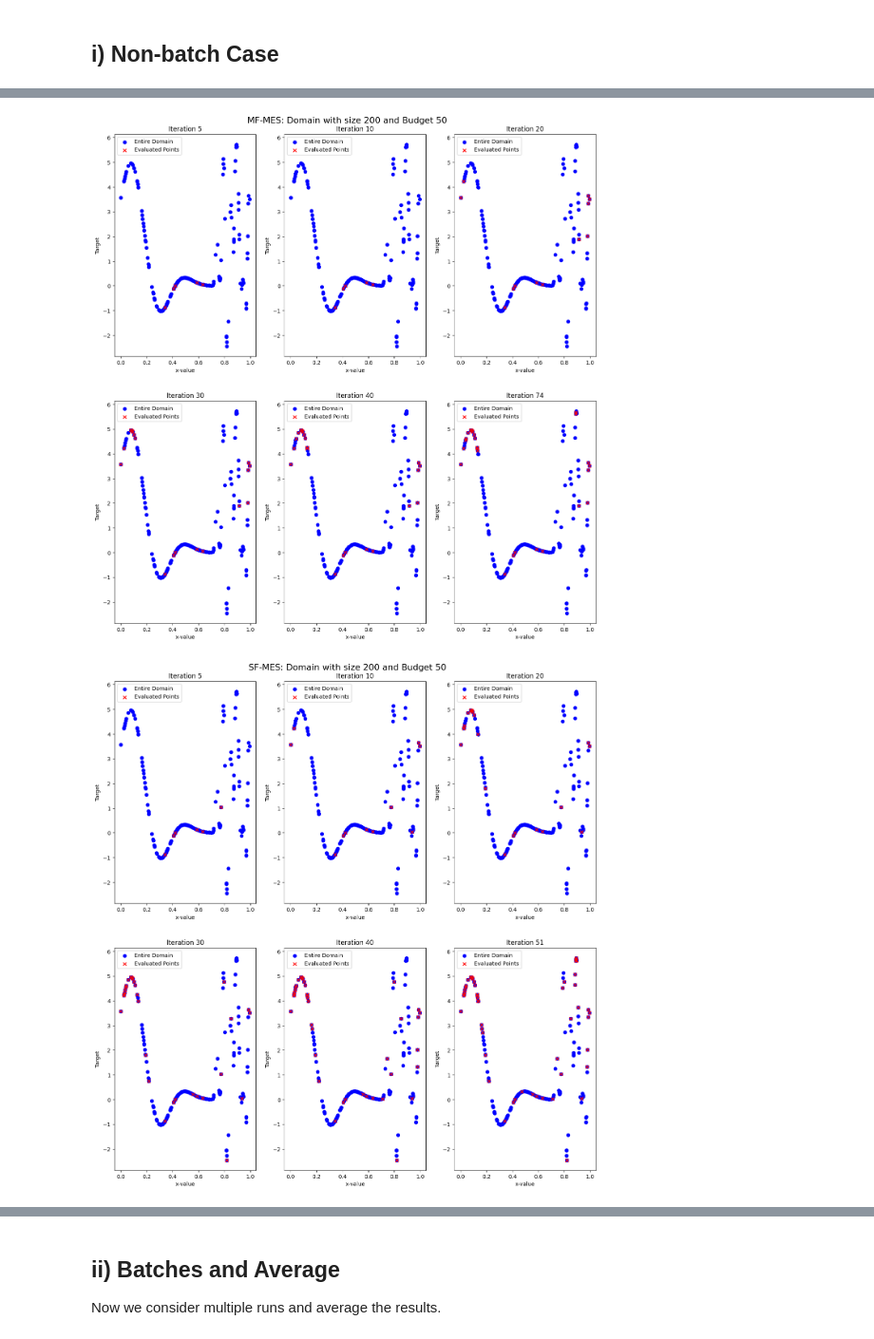
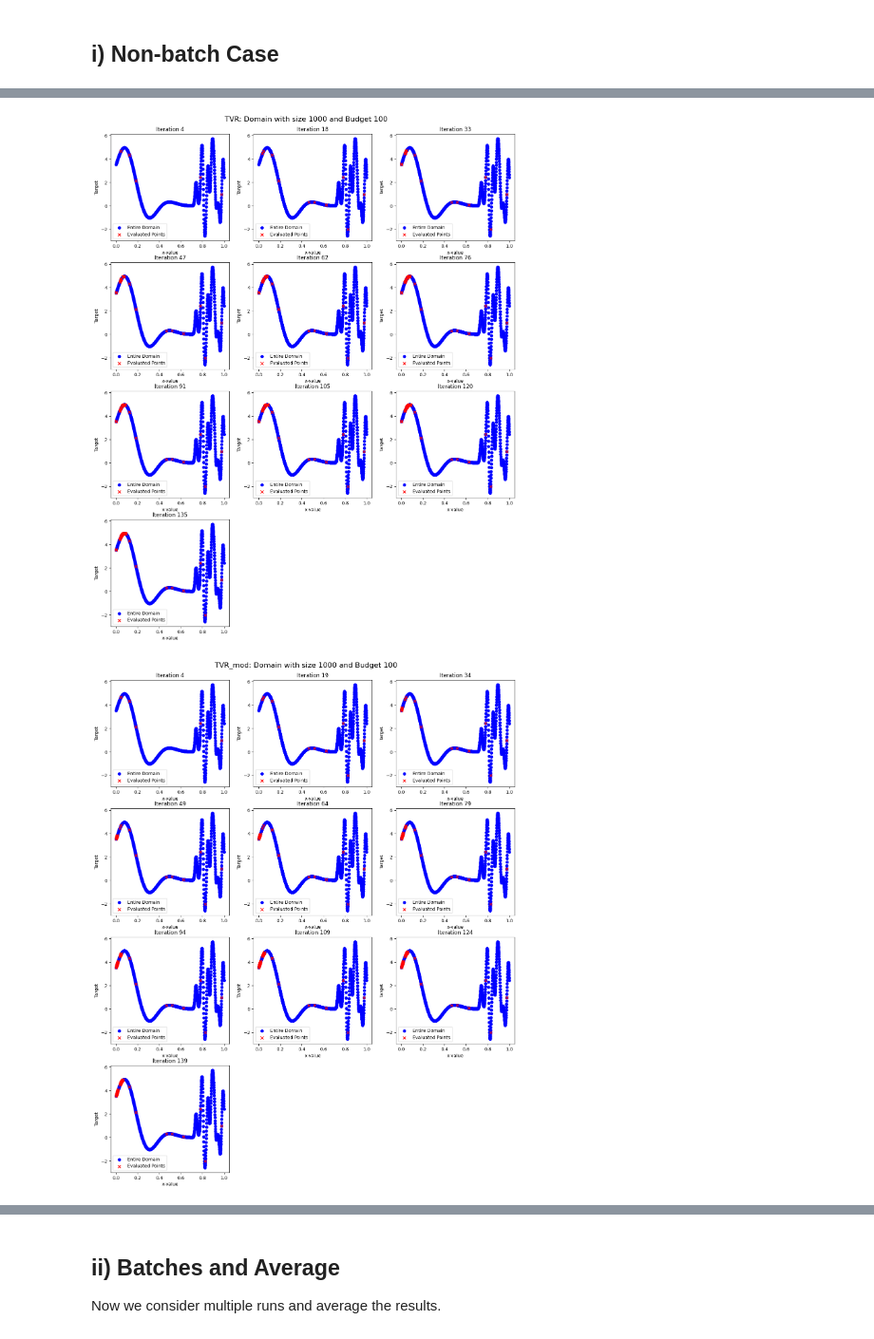
Before and after one commit to kernelCruncher/MFBO, a Jupyter notebook: notebooks/MESSyntheticFunction.ipynb, the cells around one changed output, grey strips where cells are left out. Shown at 95% size. Drawn from its saved outputs; the diff is of its cells as text; code cells hidden in the pictures.

```diff
--- a/notebooks/MESSyntheticFunction.ipynb
+++ b/notebooks/MESSyntheticFunction.ipynb
@@ -233,7 +298,7 @@ def run_entire_cycle(train_x_full,
         model = SingleTaskGP(train_x_full, train_obj) if sf else SingleTaskMultiFidelityGP(train_x_full, train_obj, data_fidelity=1)
         mll = ExactMarginalLogLikelihood(model.likelihood, model)
         fit_gpytorch_mll(mll)
-        acquisitionScores = func(model=model, Xrpr=domain_X_only, previous_evaluations=train_obj)
+        acquisitionScores = func(model=model, Xrpr=domain_X_only, previous_evaluations=train_obj, train_x_past=train_x_full )
         sorted_acqusition_scores = acquisitionScores.argsort(descending=True)
         top_candidate, fidelity, evaluation = optimiseAcquisitionFunction(sorted_acqusition_scores, domain, train_x_full, index_store)
         fidelity_history.append(fidelity)
@@ -260,13 +325,13 @@ def run_entire_cycle_random(no_of_iterations, domain, x_train=None):
         return torch.tensor(train_X_full), torch.tensor(train_obj).unsqueeze(-1), cumulative_cost, [2 * x  for x in index_store]
     else:
         # This is for when we want to do a random search, but keep the initial points already computed in the initial sampling used by other techniques.
-        # The value of this is when we wish to compare precisely how the paths diverged for different techniques.
-        no_of_iterations_red =  no_of_iterations - len(x_train)
+        # The benefit of this is when we wish to compare precisely how the paths diverged for different techniques.
+        no_of_iterations_left =  no_of_iterations - len(x_train)
 
         high_fidelity_points =  np.array([x for x in domain if ((x[:-1].tolist() not in x_train.tolist()) and (x[1] == 1.0)) ])
 
         number_of_hf_points = len(high_fidelity_points)
-        index_store = random.sample(range(number_of_hf_points), no_of_iterations_red)
+        index_store = random.sample(range(number_of_hf_points), no_of_iterations_left)
         train_X_full = torch.cat([x_train, torch.tensor(high_fidelity_points[index_store][:, :-1])])
         index_store = [domain[:, :-1].tolist().index(x) for x in train_X_full.tolist()]
         train_obj = domain[index_store][:, -1]
@@ -329,0 +415,10 @@ train_x_full_ei, train_obj_ei, cumulative_cost_ei, index_store_ei= run_entire_cy
+# %%
+# Plot lf against hf data to see comparison
+hf_points = domain[np.where(domain[:, 1] == 1)]
+lf_points = domain[np.where(domain[:, 1] != 1)]
+
+plt.plot(lf_points[:, 0], lf_points[:, -1], color = 'blue', label='Low-fidelity data' )
+plt.plot(hf_points[:, 0], hf_points[:, -1], color = 'red', label='High-fidelity data')
+plt.title('High-fidelity vs Low-fidelity')
+
+plt.legend()
@@ -330,9 +428,11 @@ train_x_full_ei, train_obj_ei, cumulative_cost_ei, index_store_ei= run_entire_cy
 # %%
 modelDict = {
-    "MF-MES": (train_x_full_mes, train_obj_mes, cumulative_cost_mes),
-    "SF-MES": (train_x_full_sfmes, train_obj_sfmes, cumulative_cost_sfmes),
-    "SF-EI" : (train_x_full_ei, train_obj_ei, cumulative_cost_ei),
-    "Random": (train_x_full_rand, train_obj_rand, cumulative_cost_rand)
+    "TVR": (train_x_full_tvr, train_obj_tvr, cumulative_cost_tvr),
+    "TVR_mod": (train_x_full_tvr_mod, train_obj_tvr_mod, cumulative_cost_tvr_mod),
+    # "MF-MES": (train_x_full_mes, train_obj_mes, cumulative_cost_mes),
+    # "SF-MES": (train_x_full_sfmes, train_obj_sfmes, cumulative_cost_sfmes),
+    # "SF-EI" : (train_x_full_ei, train_obj_ei, cumulative_cost_ei),
+    # "Random": (train_x_full_rand, train_obj_rand, cumulative_cost_rand),
              }
 dict_filename = save_dictionary(modelDict, batch=False)
 # %%
@@ -373,0 +465,7 @@ plot_fidelities(train_x_full_ei, train_obj_ei, f'SFBO MES for RKHS Function: {N_
+# %%
+for key in modelDict:
+    plot_fidelities(modelDict[key][0], modelDict[key][1], f'{key} for RKHS Function: {N_INIT} Intitial and {len(modelDict[key][0])} Iterations from space of {int(len(domain)/2)}', domain)
+    plt.show()
+# plot_fidelities(train_x_full_tvr, train_obj_tvr, f'TVR for RKHS Function: {N_INIT} Intitial and {len(train_x_full_tvr)} Iterations from space of {int(len(domain)/2)}', domain)
+# plot_fidelities(train_x_full_ei, train_obj_ei, f'SF-EI for RKHS Function: {N_INIT} Intitial and {len(train_x_full_ei)} Iterations from space of {int(len(domain)/2)}', domain)
+# plot_fidelities(train_x_full_sfmes, train_obj_sfmes, f'SFBO MES for RKHS Function: {N_INIT} Intitial and {len(train_x_full_sfmes)} Iterations from space of {int(len(domain)/2)}', domain)
@@ -440,13 +541,14 @@ def plot_target_per_iteration_range(domain, train_x_full, train_obj, iteration_r
 # %%
 for key in modelDict:
     plot_target_per_iteration_range(
         domain,
         modelDict[key][0],
         modelDict[key][1],
-        [5, 10, 20,  30,  40, len(modelDict[key][0])],
+        # [5, 10, 20,  30,  40, 50, 60, 70, len(modelDict[key][0])],
+        np.linspace(4, len(modelDict[key][0]), 10, dtype=int),
         f'{key}: Domain with size {int(len(domain)/2)} and Budget {ALLOCATED_BUDGET}',
-        figsize=(16, 15)
+        figsize=(16, 18)
         )
 # %% [output]
-[figure, old version]
+[figure, new version]
-[figure, old version]
+[figure, new version]
```
Also changed, not shown: parts of 45 cells of this notebook.
